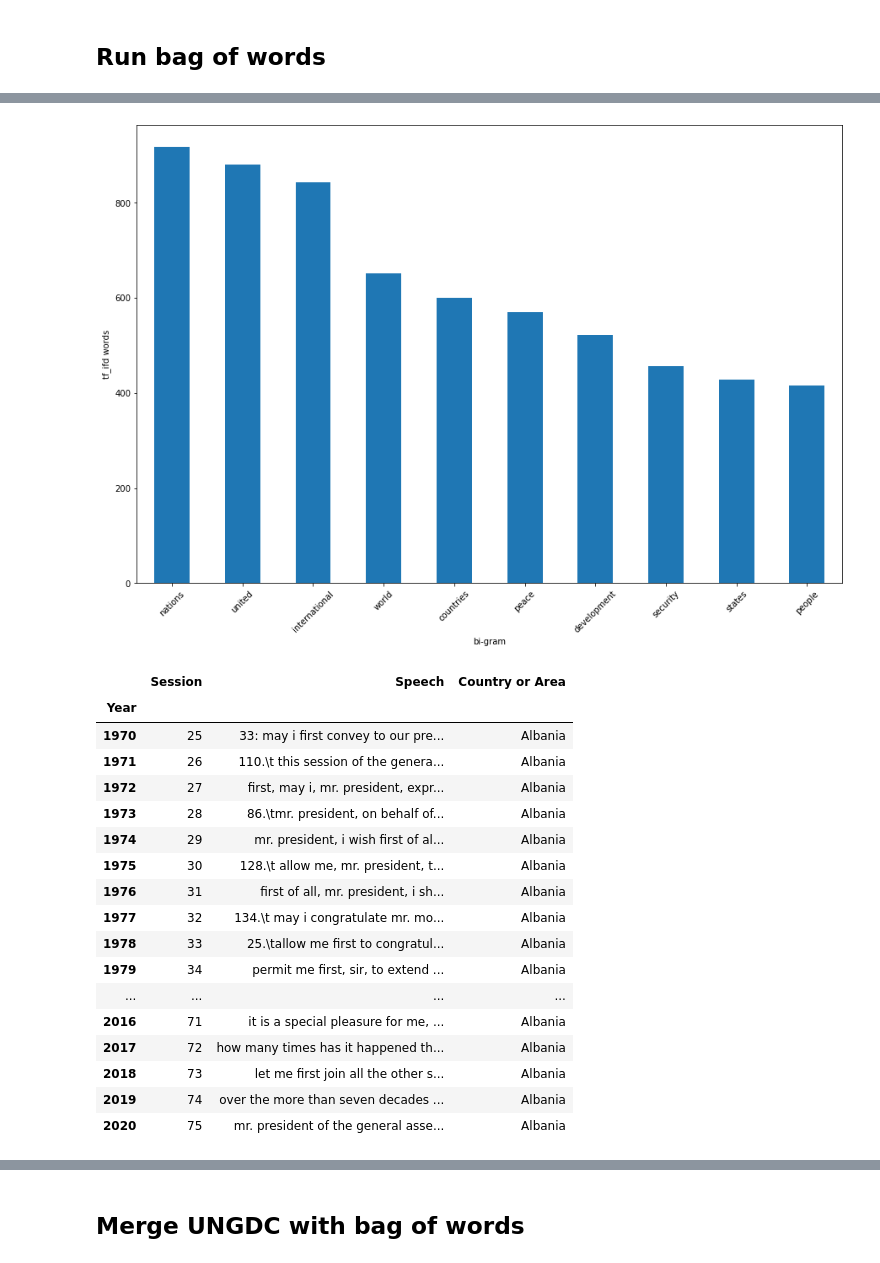
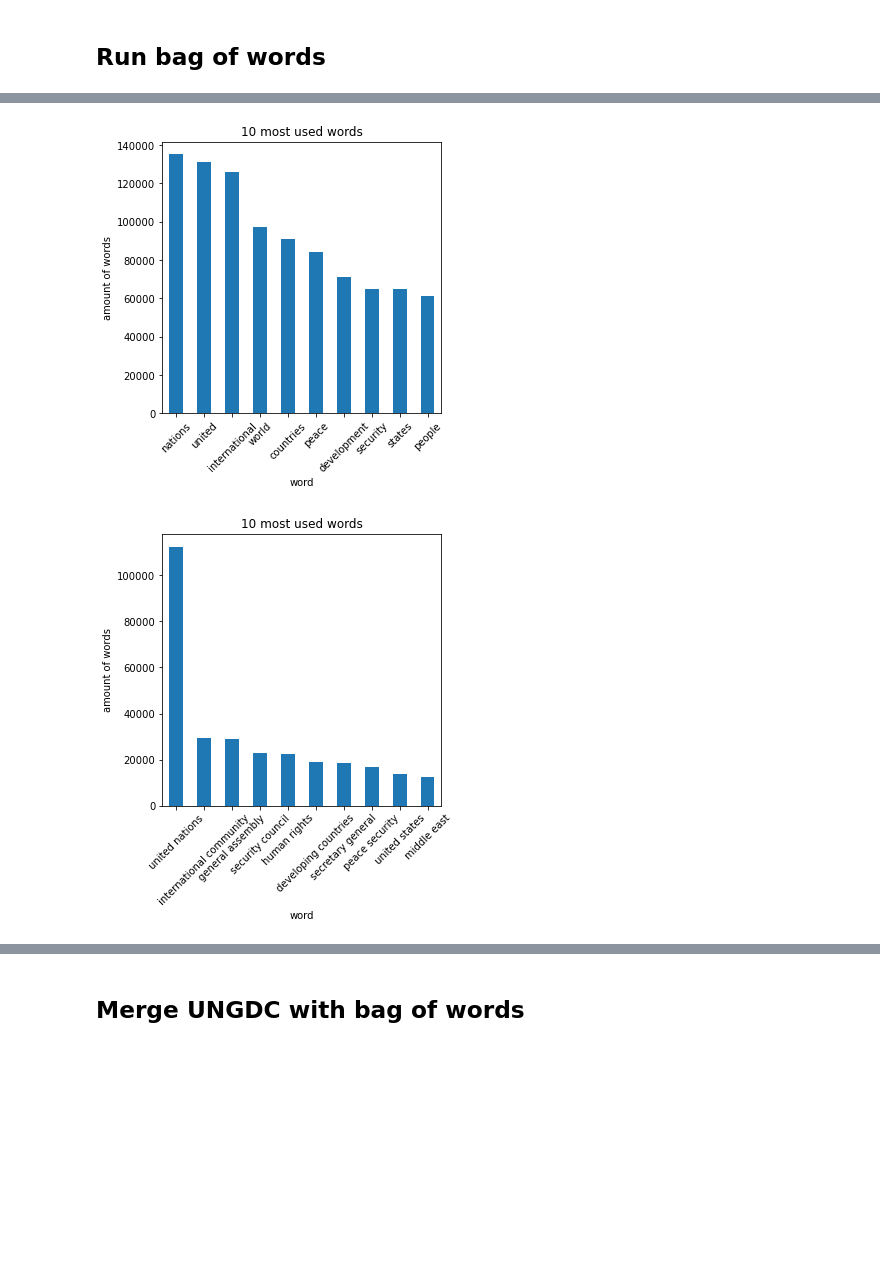
Before and after one commit to wolfbrr/FDS-2022, a Jupyter notebook: assignment-1/assignment-1.ipynb, the cells around one changed output, grey strips where cells are left out. Saved outputs shown, nothing was run; the diff lists cells and outputs as text; code cells hidden in the pictures; blank space fills up the shorter version.

```diff
--- a/assignment-1/assignment-1.ipynb
+++ b/assignment-1/assignment-1.ipynb
@@ -51,2 +45,14 @@ vecUSA = [sia.polarity_scores(df_un_merged.loc(axis=0)[i,"USA"]["Speech"])['pos'
 # %%
-df_un_merged.loc[:,"USA",:][["Speech"]].applymap(sia.polarity_scores)
+sia = SentimentIntensityAnalyzer()
+
+try:
+    with open('sia.pickle', 'rb') as handle:
+        sia_columns = pickle.load(handle)
+except:
+    x=df_un_merged["Speech"].apply(sia.polarity_scores)
+    sia_columns = pd.DataFrame(x.to_list())
+    with open('sia.pickle', 'wb') as handle:
+        pickle.dump(sia_colomns, handle)
+
+df_un_merged = df_un_merged.reset_index().merge(sia_columns, how='left', left_index=True, right_index=True)
+df_un_merged.set_index(['Year','ISO-alpha3 Code'], inplace=True)
@@ -79,8 +81,19 @@ count_vect = CountVectorizer(lowercase=True, \
                              analyzer='word',\
                             token_pattern=r"[a-z]+'?[a-z]+", \
                             min_df=100, ngram_range=(1,1))
+
+count_vect_bigram = CountVectorizer(lowercase=True, \
+                             stop_words='english',\
+                             analyzer='word',\
+                            token_pattern=r"[a-z]+'?[a-z]+", \
+                            min_df=100, ngram_range=(2,2))
+
 X_counts = count_vect.fit_transform(df_un_merged["Speech"])
+X_counts_bigram = count_vect_bigram.fit_transform(df_un_merged["Speech"])
+
 X_counts_tf = TfidfTransformer(use_idf=True).fit_transform(X_counts)
 words_list = count_vect.get_feature_names_out()
+words_list_bigram = count_vect_bigram.get_feature_names_out()
 X_counts = pd.DataFrame(X_counts.toarray(), columns=words_list)
+X_counts_bigram = pd.DataFrame(X_counts_bigram.toarray(), columns=words_list_bigram)
 #X_counts = pd.DataFrame(X_counts_tf.toarray(), columns=words_list)
@@ -87,3 +102,4 @@ X_counts = pd.DataFrame(X_counts.toarray(), columns=words_list)
 # %%
-a = X_counts.sum().sort_values(ascending=False)
+amount_of_words = X_counts.sum().sort_values(ascending=False)
+amount_of_words_bigram = X_counts_bigram.sum().sort_values(ascending=False)
 # %%
@@ -98,31 +125,20 @@ plt.show()
 # %%
-plt.figure(figsize=(15,10))
-a[0:10].plot.bar()
+plt.figure(figsize=(5,5))
+
+amount_of_words[0:10].plot.bar()
+plt.xticks(rotation=45)
+plt.xlabel("word")
+plt.ylabel("amount of words")
+plt.title("10 most used words")
+
+plt.figure(figsize=(5,5))
+
+amount_of_words_bigram[0:10].plot.bar()
 plt.xticks(rotation=45)
 plt.xlabel("word")
 plt.ylabel("amount of words")
 plt.title("10 most used words")
 plt.show()
 # %% [output]
-[figure, old version]
+[figure, new version]
+[figure, added]
-# %%
-df_un_merged.loc[:,'ALB',:]
-# %% [output]
-|  | Session | Speech | Country or Area |
-| Year |  |  |  |
-| 1970 | 25 | 33: may i first convey to our pre... | Albania |
-| 1971 | 26 | 110.\t this session of the genera... | Albania |
-| 1972 | 27 | first, may i, mr. president, expr... | Albania |
-| 1973 | 28 | ﻿86.\tmr. president, on behalf of... | Albania |
-| 1974 | 29 | mr. president, i wish first of al... | Albania |
-| 1975 | 30 | 128.\t allow me, mr. president, t... | Albania |
-| 1976 | 31 | first of all, mr. president, i sh... | Albania |
-| 1977 | 32 | ﻿134.\t may i congratulate mr. mo... | Albania |
-| 1978 | 33 | ﻿25.\tallow me first to congratul... | Albania |
-| 1979 | 34 | ﻿permit me first, sir, to extend ... | Albania |
-| ... | ... | ... | ... |
-| 2016 | 71 | it is a special pleasure for me, ... | Albania |
-| 2017 | 72 | how many times has it happened th... | Albania |
-| 2018 | 73 | let me first join all the other s... | Albania |
-| 2019 | 74 | over the more than seven decades ... | Albania |
-| 2020 | 75 | mr. president of the general asse... | Albania |
```
Also changed, not shown: parts of 22 cells of this notebook, 1 other file.
